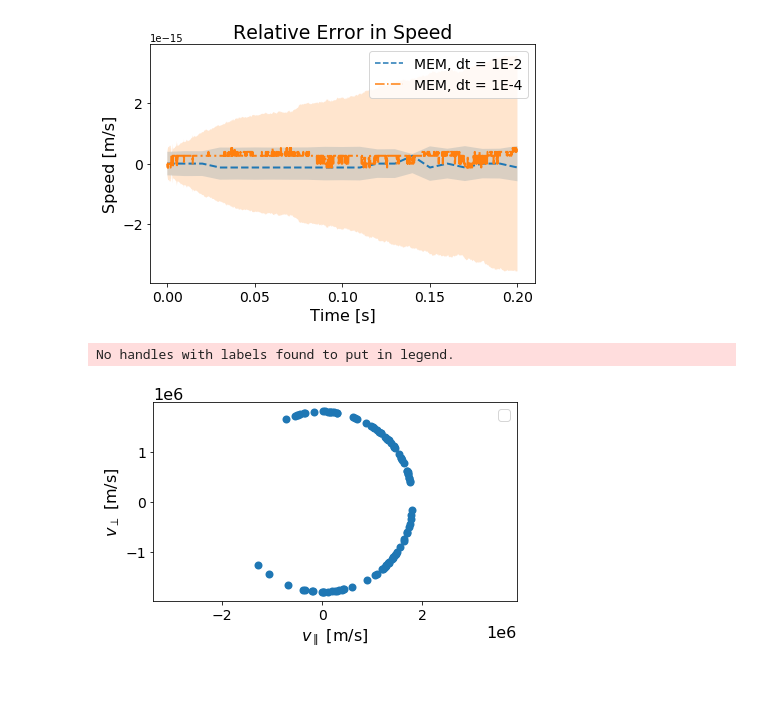
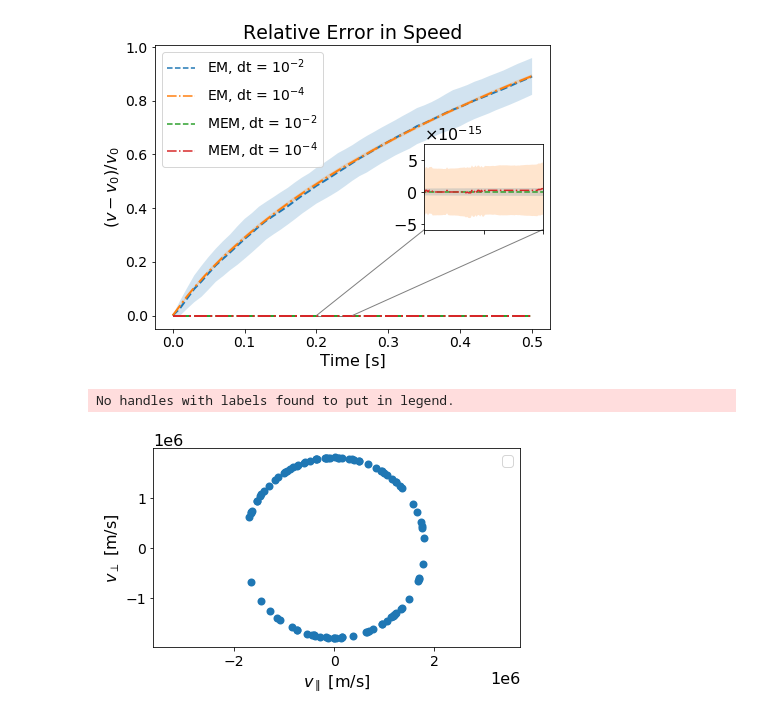
Before and after one commit to lauraxinzhang/CoulombCollisions, a Jupyter notebook: tests.ipynb, the cells around one changed output. Saved outputs shown, nothing was run; the diff lists cells and outputs as text; code cells hidden in the pictures; blank space fills up the shorter version.

```diff
--- a/tests.ipynb
+++ b/tests.ipynb
@@ -16,12 +23,12 @@ __init__(self, qa, qb, ma, mb, temp_b, n, slow=True, para=True, perp=True)
 # %%
-vHist2_EM = test.beam_EM(17000, 100, 1E-2, 0.2)
-speed2_EM = np.linalg.norm(vHist2_EM, axis = -1)
-vHist4_EM = test.beam_EM(17000, 100, 1E-4, 0.2)
+t2, vHist2_EM = test.beam_EM(17000, 100, 1E-2, 0.5, 1000)
+speed2_EM = np.linalg.norm(vHist2_EM, axis = 2)
+t4, vHist4_EM = test.beam_EM(17000, 100, 1E-4, 0.5, 1000)
 speed4_EM = np.linalg.norm(vHist4_EM, axis = -1)
 # %%
-vHist2 = test.beam_MEM(17000, 100, 1E-2, 0.2)
+t2, vHist2 = test.beam_MEM(17000, 100, 1E-2, 0.5, 1000)
 speed2 = np.linalg.norm(vHist2, axis = -1)
-vHist4 = test.beam_MEM(17000, 100, 1E-4, 0.2)
+t4, vHist4 = test.beam_MEM(17000, 100, 1E-4, 0.5, 1000)
 speed4 = np.linalg.norm(vHist4, axis = -1)
 # %%
 help(formatAndSave)
@@ -33,17 +35,27 @@ formatAndSave(fig, ax, lines, xlabel, ylabel, legends=None, title=None, fontsize
 # %%
 fig, ax = plt.subplots()
 lines = []
-# lines = aveAndSTD(ax, speed2_EM, 0.2, label = 'EM, dt = 1E-2')
-# lines += aveAndSTD(ax, speed4_EM, 0.2, label = 'EM, dt = 1E-4')
-lines += aveAndSTD(ax, speed2, 0.2, markers = '--', label = 'MEM, dt = 1E-2')
-lines += aveAndSTD(ax, speed4, 0.2, markers = '-.', label = 'MEM, dt = 1E-4')
-plt.ticklabel_format(axis = 'y', style = 'sci', scilimits=(0, 0))
+lines = aveAndSTD(ax, speed2_EM, 0.5, markers = '--', label = 'EM, dt = $10^{-2}$')
+lines += aveAndSTD(ax, speed4_EM, 0.5, markers = '-.', label = 'EM, dt = $10^{-4}$')
+lines += aveAndSTD(ax, speed2, 0.5, markers = '--', label = 'MEM, dt = $10^{-2}$')
+lines += aveAndSTD(ax, speed4, 0.5, markers = '-.', label = 'MEM, dt = $10^{-4}$')
+# plt.ticklabel_format(axis = 'y', style = 'sci', scilimits=(0, 0))
+formatAndSave(fig, ax, lines, 'Time [s]', '$(v - v_0) / v_0$', title = "Relative Error in Speed", fontsize = 16)
+fig.set_size_inches(6.5, 5)
 # ax.linewidth(2)
-formatAndSave(fig, ax, lines, 'Time [s]', 'Speed [m/s]', title = "Relative Error in Speed", fontsize = 16, filename = "MEM_rel.pdf")
+
+axins = inset_axes(ax, width='30%', height='30%', loc=7)
+axins.set_xticklabels('')
+axins.set_xlim(0.2, 0.25)
+aveAndSTD(axins, speed2, 0.5, markers = 'C2--', label = 'MEM, dt = 1E-2')
+aveAndSTD(axins, speed4, 0.5, markers = 'C3-.', label = 'MEM, dt = 1E-4')
+mark_inset(ax, axins, loc1=3, loc2=4, fc="none", ec="0.5")
+axins.ticklabel_format(axis = 'y', style = 'sci', scilimits=(-2, 0), useMathText=True)
+fig.savefig('compare_rel_inset.pdf')
 # %% [output]
-[figure, old version]
+[figure, new version]
 # %%
-tslice = 2001
+tslice = 1000
 vx4 = vHist4[tslice, :, 0];
 vy4 = vHist4[tslice, :, 1];
 vz4 = vHist4[tslice, :, 2];
@@ -57,4 +69,4 @@ plt.ticklabel_format(axis = 'y', style = 'sci', scilimits=(0, 0))
 formatAndSave(fig, ax, lines, '$v_\parallel$ [m/s]', '$v_\perp$ [m/s]', fontsize = 16, filename = 'Circle.pdf')
 # %% [output]
 No handles with labels found to put in legend.
-[figure, old version]
+[figure, new version]
```
Also changed, not shown: parts of 51 cells of this notebook, 4 other files.
